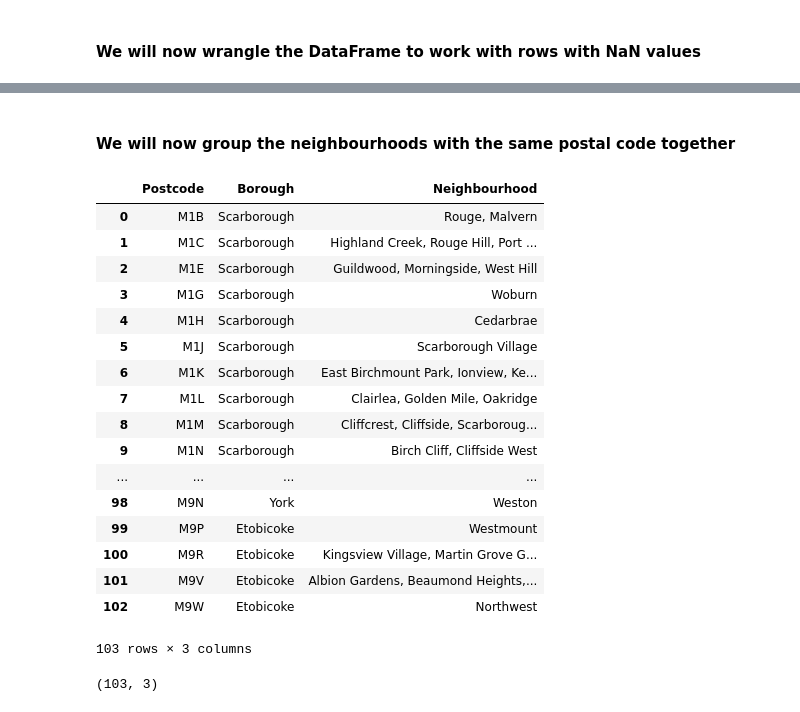
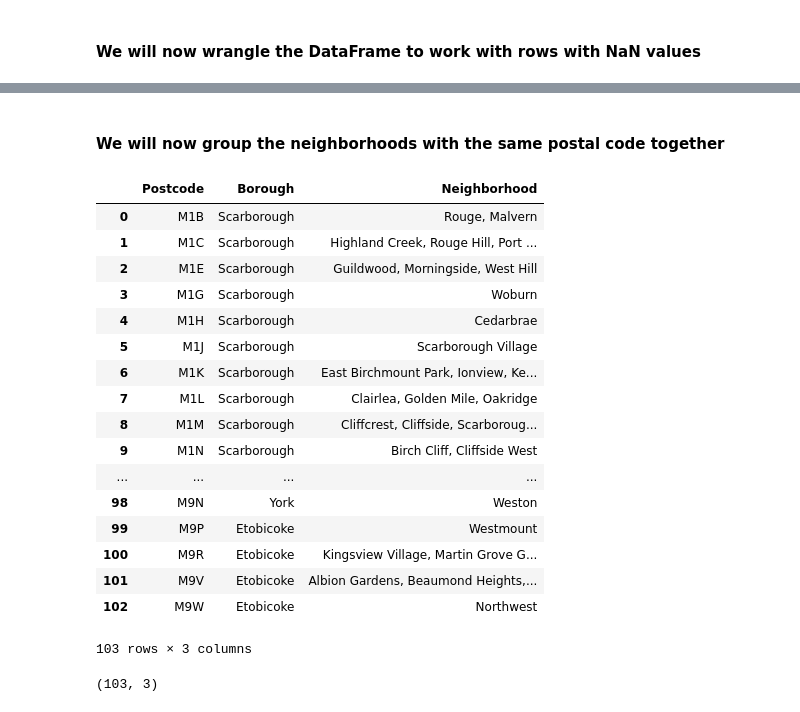
Before and after one commit to blancahuergo/AppliedDataScienceCapstone, a Jupyter notebook: Week 3 Notebook 1.ipynb, the cells around one changed output, grey strips where cells are left out. Saved outputs shown, nothing was run; the diff lists cells and outputs as text; code cells hidden in the pictures.

```diff
--- a/Week 3 Notebook 1.ipynb
+++ b/Week 3 Notebook 1.ipynb
@@ -68,7 +68,7 @@ for tr in table_rows:
     row = [tr.text.strip() for tr in td if tr.text.strip()]
     if row:
         result.append(row)
-toronto_df = pd.DataFrame(result, columns = ["Postcode", "Borough", "Neighbourhood"])
+toronto_df = pd.DataFrame(result, columns = ["Postcode", "Borough", "Neighborhood"])
 # %%
 toronto_df.head()
 # %% [output]
@@ -113,6 +113,6 @@ toronto_df
 | 286 | M8Z | Etobicoke | South of Bloor |
 211 rows × 3 columns
 # %%
-toronto_df["Neighbourhood"].replace(np.nan, toronto_df["Borough"], inplace=True)
+toronto_df["Neighborhood"].replace(np.nan, toronto_df["Borough"], inplace=True)
 toronto_df
 # %% [output]
@@ -135,12 +135,12 @@ toronto_df
 | 286 | M8Z | Etobicoke | South of Bloor |
 211 rows × 3 columns
 # %% [markdown]
-#### We will now group the neighbourhoods with the same postal code together
+#### We will now group the neighborhoods with the same postal code together
 # %%
-toronto_df = toronto_df.groupby(["Postcode", "Borough"])["Neighbourhood"].apply(lambda x: ", ".join(x)).reset_index()
+toronto_df = toronto_df.groupby(["Postcode", "Borough"])["Neighborhood"].apply(lambda x: ", ".join(x)).reset_index()
 toronto_df
 # %% [output]
-|  | Postcode | Borough | Neighbourhood |
+|  | Postcode | Borough | Neighborhood |
 | 0 | M1B | Scarborough | Rouge, Malvern |
 | 1 | M1C | Scarborough | Highland Creek, Rouge Hill, Port ... |
 | 2 | M1E | Scarborough | Guildwood, Morningside, West Hill |
```
Also changed, not shown: parts of 4 cells of this notebook.
